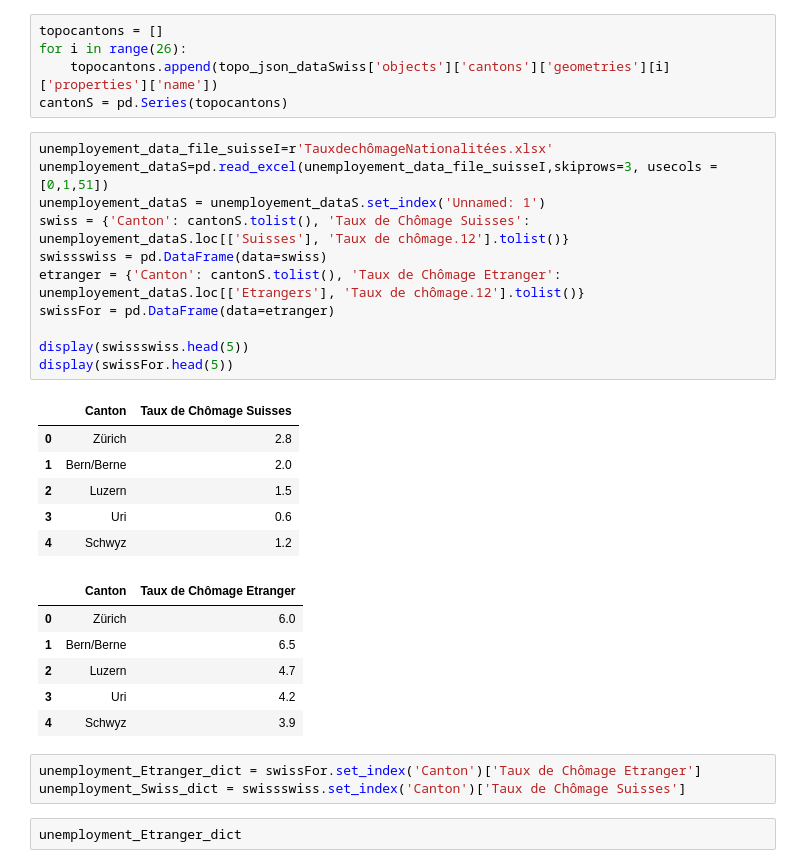
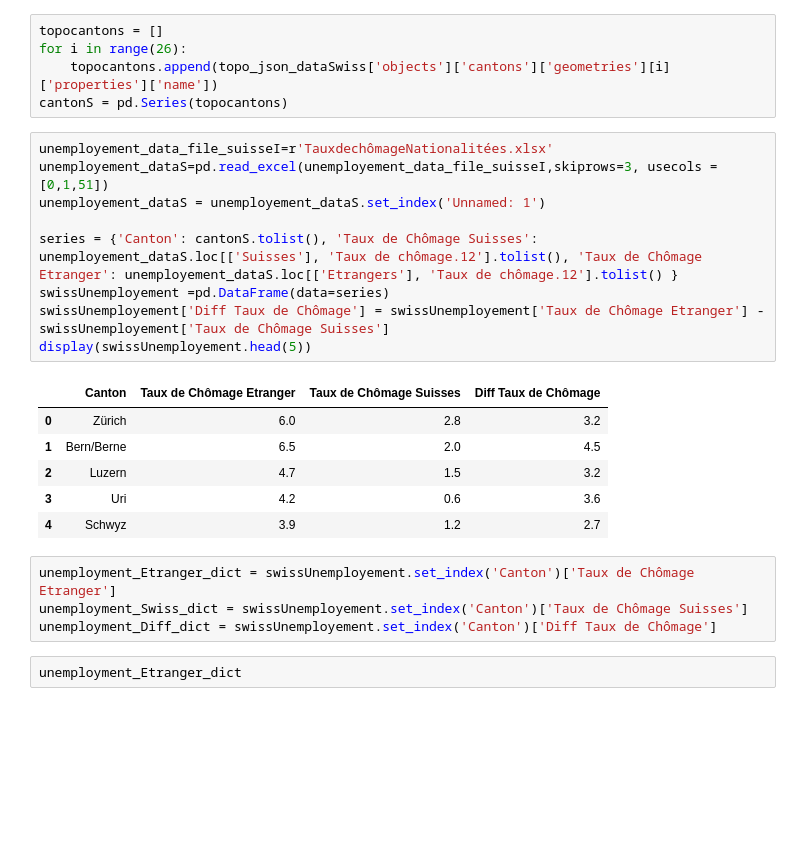
Before and after one commit to Babas10/ADA_JEX2017, a Jupyter notebook: HomeWork/03 - Interactive Viz/HomeWork3Final.ipynb, the cells around one changed output. Cells and saved outputs as stored; diff of their text form; blank space fills up the shorter version.

```diff
--- a/HomeWork/03 - Interactive Viz/HomeWork3Final.ipynb
+++ b/HomeWork/03 - Interactive Viz/HomeWork3Final.ipynb
@@ -245,30 +245,23 @@ cantonS = pd.Series(topocantons)
 # %%
 unemployement_data_file_suisseI=r'TauxdechômageNationalitées.xlsx'
 unemployement_dataS=pd.read_excel(unemployement_data_file_suisseI,skiprows=3, usecols = [0,1,51])
 unemployement_dataS = unemployement_dataS.set_index('Unnamed: 1')
-swiss = {'Canton': cantonS.tolist(), 'Taux de Chômage Suisses': unemployement_dataS.loc[['Suisses'], 'Taux de chômage.12'].tolist()}
-swissswiss = pd.DataFrame(data=swiss)
-etranger = {'Canton': cantonS.tolist(), 'Taux de Chômage Etranger': unemployement_dataS.loc[['Etrangers'], 'Taux de chômage.12'].tolist()}
-swissFor = pd.DataFrame(data=etranger)
 
-display(swissswiss.head(5))
-display(swissFor.head(5))
+series = {'Canton': cantonS.tolist(), 'Taux de Chômage Suisses': unemployement_dataS.loc[['Suisses'], 'Taux de chômage.12'].tolist(), 'Taux de Chômage Etranger': unemployement_dataS.loc[['Etrangers'], 'Taux de chômage.12'].tolist() }
+swissUnemployement =pd.DataFrame(data=series)
+swissUnemployement['Diff Taux de Chômage'] = swissUnemployement['Taux de Chômage Etranger'] - swissUnemployement['Taux de Chômage Suisses']
+display(swissUnemployement.head(5))
 # %% [output]
-|  | Canton | Taux de Chômage Suisses |
-| 0 | Zürich | 2.8 |
-| 1 | Bern/Berne | 2.0 |
-| 2 | Luzern | 1.5 |
-| 3 | Uri | 0.6 |
-| 4 | Schwyz | 1.2 |
+|  | Canton | Taux de Chômage Etranger | Taux de Chômage Suisses | Diff Taux de Chômage |
+| 0 | Zürich | 6.0 | 2.8 | 3.2 |
+| 1 | Bern/Berne | 6.5 | 2.0 | 4.5 |
+| 2 | Luzern | 4.7 | 1.5 | 3.2 |
+| 3 | Uri | 4.2 | 0.6 | 3.6 |
+| 4 | Schwyz | 3.9 | 1.2 | 2.7 |
-|  | Canton | Taux de Chômage Etranger |
-| 0 | Zürich | 6.0 |
-| 1 | Bern/Berne | 6.5 |
-| 2 | Luzern | 4.7 |
-| 3 | Uri | 4.2 |
-| 4 | Schwyz | 3.9 |
 # %%
-unemployment_Etranger_dict = swissFor.set_index('Canton')['Taux de Chômage Etranger']
-unemployment_Swiss_dict = swissswiss.set_index('Canton')['Taux de Chômage Suisses']
+unemployment_Etranger_dict = swissUnemployement.set_index('Canton')['Taux de Chômage Etranger']
+unemployment_Swiss_dict = swissUnemployement.set_index('Canton')['Taux de Chômage Suisses']
+unemployment_Diff_dict = swissUnemployement.set_index('Canton')['Diff Taux de Chômage']
 # %%
 unemployment_Etranger_dict
 # %% [output]
```
Also changed, not shown: parts of 4 cells of this notebook.
